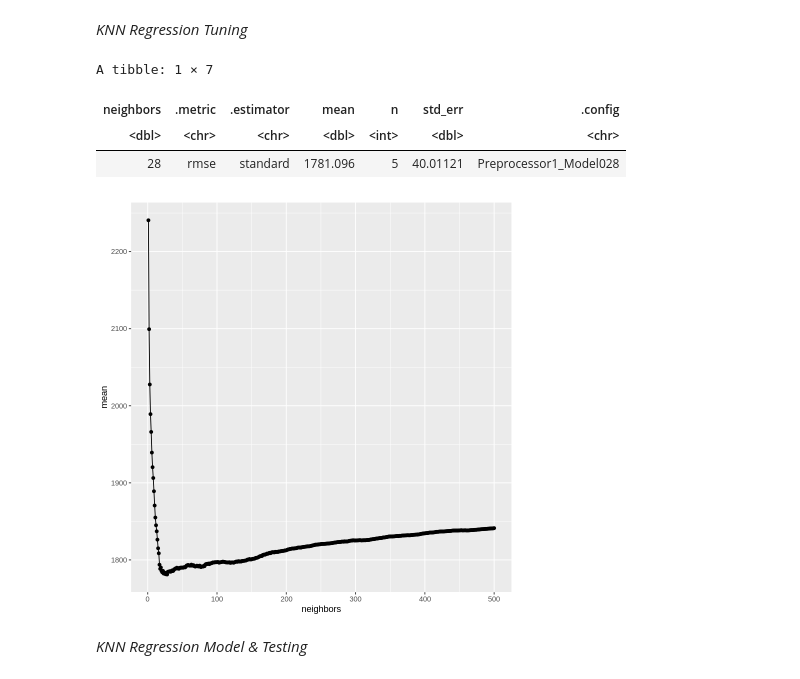
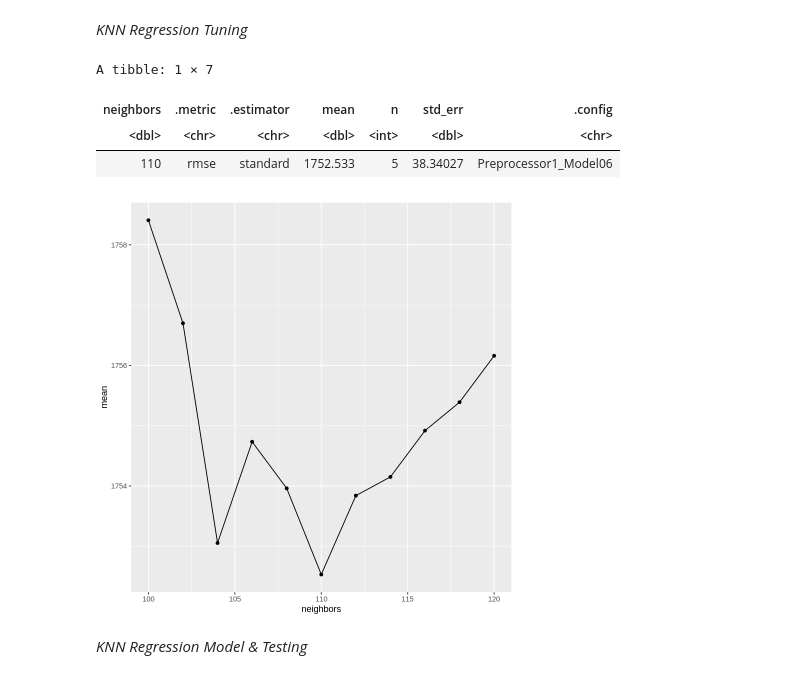
Before and after one commit to EliNAdr/DSCI-100_007-13, a Jupyter notebook: Project_report.ipynb, the cells around one changed output. Drawn from its saved outputs; the diff is of its cells as text; code cells hidden in the pictures.

Commit message:
Despair
Nothing is working :(
I hate tennis

```diff
--- a/Project_report.ipynb
+++ b/Project_report.ipynb
@@ -62,14 +49,14 @@ set.seed(2132)
 # wrangling and cleaning data
 
 # selecting relevant data from each player category (winners & losers), filtering observations, creating new variables, and renaming variables
-winner_data <- tennis_data |> select(winner_rank_points, winner_ht, w_df, w_bpSaved, w_bpFaced) |> # selecting relevant variables
+winner_data <- tennis_data |> select(winner_rank_points, winner_ht, w_df, w_bpSaved, w_bpFaced, w_ace, winner_age) |> # selecting relevant variables
     mutate(bp_percent = (w_bpSaved/w_bpFaced)*100) |> na.omit() |> # creating new variable bp_percent
-    rename(rank_points = winner_rank_points, height = winner_ht, double_faults = w_df) |> # renaming variables
+    rename(rank_points = winner_rank_points, height = winner_ht, double_faults = w_df, ace = w_ace, age = winner_age) |> # renaming variables
     select(-w_bpSaved, -w_bpFaced) # removing now-unnecessary variables
 
-loser_data <- tennis_data |> select(loser_rank_points, loser_ht, l_df, l_bpSaved, l_bpFaced) |> # selecting relevant variables
+loser_data <- tennis_data |> select(loser_rank_points, loser_ht, l_df, l_bpSaved, l_bpFaced, l_ace, loser_age) |> # selecting relevant variables
     mutate(bp_percent = (l_bpSaved/l_bpFaced)*100) |> na.omit() |> # creating new variable bp_percent
-    rename(rank_points = loser_rank_points, height = loser_ht, double_faults = l_df) |> # renaming variables
+    rename(rank_points = loser_rank_points, height = loser_ht, double_faults = l_df, ace = l_ace, age = loser_age) |> # renaming variables
     select(-l_bpSaved, -l_bpFaced) # removing now-unnecessary variables
 
 # combining losing and winning players' data into one dataframe
@@ -155,41 +146,41 @@ set.seed(5342)
 # bp: best k: 588 - rmse = 1864.006
 # height: best k = 717 -  rmse = 1772.999
 # df and bp: best k = 454 - rmse = 1863.363
-# height and bp: best k = 110 - rmse = 1752.533
+# height and bp: best k = 110 - rmse = 1752.533 <- best fit
 # height and df: best k = 162 - rmse = 1767.332
 # height, df, bp: best k = 28 - rmse = 1781.096
 
-knn_recipe <- recipe(rank_points ~ height + double_faults + bp_percent, data = player_train) |> # adjusted which predictors were included and ran cross-validation for each combination
+knn_recipe <- recipe(rank_points ~ height + bp_percent, data = player_train) |> # adjusted which predictors were included and ran cross-validation for each combination
     step_scale(all_predictors()) |>
     step_center(all_predictors())
 
 knn_train_spec <- nearest_neighbor(weight_func = "rectangular", neighbors = tune()) |>
     set_engine("kknn") |>
     set_mode("regression")
 
 knn_train_workflow <- workflow() |>
     add_recipe(knn_recipe) |>
     add_model(knn_train_spec)
 
 vfold <- vfold_cv(player_train, v = 5, strata = rank_points)
-gridvals <- tibble(neighbors = seq(from = 1, to = 500, by = 1)) # prior testing allowed the range to be narrowed, to find the absolute best k
+gridvals <- tibble(neighbors = seq(from = 100, to = 120, by = 2)) # prior testing allowed the range to be narrowed, to find the absolute best k
 
 knn_train_results <- knn_train_workflow |>
     tune_grid(resamples = vfold, grid = gridvals) |>
     collect_metrics() |>
     filter(.metric == "rmse")
 
 min <- knn_train_results |> filter(mean == min(mean)) # finding the lowest rmse k-value
 min
 
 k_win_selec <- ggplot(knn_train_results, aes(x = neighbors, y = mean)) + geom_point() + geom_line() # plot of cross-validation
 k_win_selec
 # %% [output]
 A tibble: 1 × 7
 | neighbors | .metric | .estimator | mean | n | std_err | .config |
 | <dbl> | <chr> | <chr> | <dbl> | <int> | <dbl> | <chr> |
-| 28 | rmse | standard | 1781.096 | 5 | 40.01121 | Preprocessor1_Model028 |
+| 110 | rmse | standard | 1752.533 | 5 | 38.34027 | Preprocessor1_Model06 |
-[figure, old version]
+[figure, new version]
 # %% [markdown]
 *KNN Regression Model & Testing*
 # %%
```
Also changed, not shown: parts of 8 cells of this notebook.
